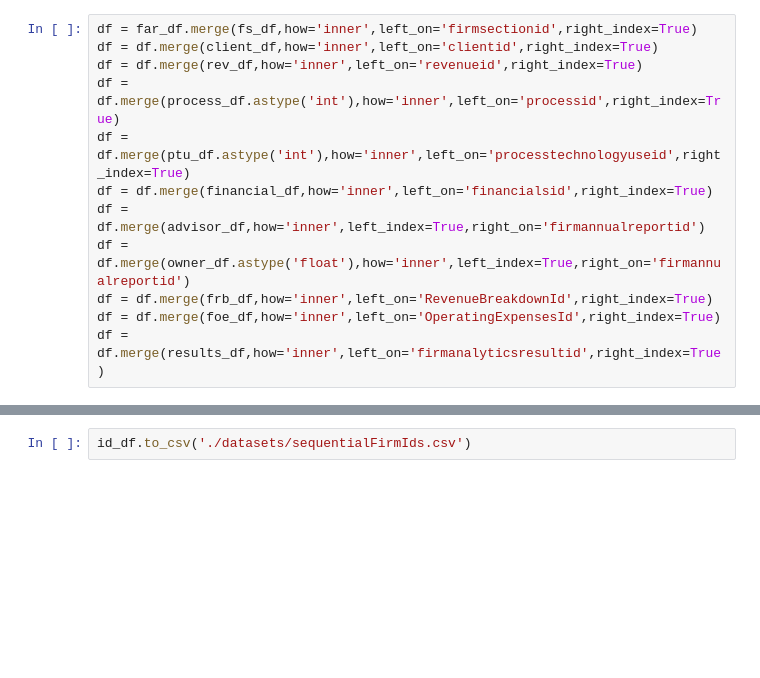
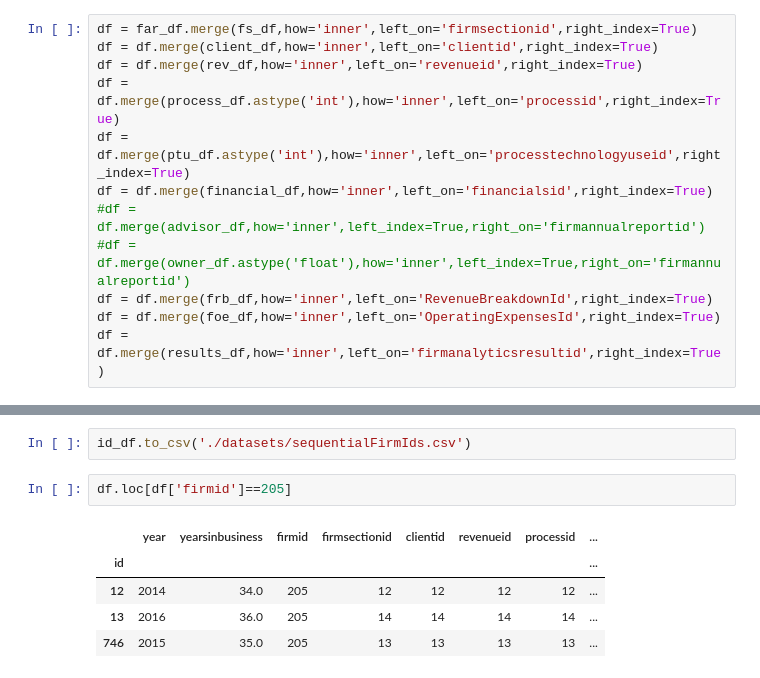
Before and after one commit to alexander-pan/truelytics, a Jupyter notebook: Year_Growth_Exploration.ipynb, the cells around one changed output, grey strips where cells are left out. Cells and saved outputs as stored; diff of their text form; blank space fills up the shorter version.

```diff
--- a/Year_Growth_Exploration.ipynb
+++ b/Year_Growth_Exploration.ipynb
@@ -34,8 +34,8 @@ df = df.merge(rev_df,how='inner',left_on='revenueid',right_index=True)
 df = df.merge(process_df.astype('int'),how='inner',left_on='processid',right_index=True)
 df = df.merge(ptu_df.astype('int'),how='inner',left_on='processtechnologyuseid',right_index=True)
 df = df.merge(financial_df,how='inner',left_on='financialsid',right_index=True)
-df = df.merge(advisor_df,how='inner',left_index=True,right_on='firmannualreportid')
-df = df.merge(owner_df.astype('float'),how='inner',left_index=True,right_on='firmannualreportid')
+#df = df.merge(advisor_df,how='inner',left_index=True,right_on='firmannualreportid')
+#df = df.merge(owner_df.astype('float'),how='inner',left_index=True,right_on='firmannualreportid')
 df = df.merge(frb_df,how='inner',left_on='RevenueBreakdownId',right_index=True)
 df = df.merge(foe_df,how='inner',left_on='OperatingExpensesId',right_index=True)
 df = df.merge(results_df,how='inner',left_on='firmanalyticsresultid',right_index=True)
@@ -145,3 +148,11 @@ ids = df['firmid'].isin(firmid)
 id_df = df.loc[ids]
 # %%
 id_df.to_csv('./datasets/sequentialFirmIds.csv')
+# %%
+df.loc[df['firmid']==205]
+# %% [output]
+|  | year | yearsinbusiness | firmid | firmsectionid | clientid | revenueid | processid | ... |
+| id |  |  |  |  |  |  |  | ... |
+| 12 | 2014 | 34.0 | 205 | 12 | 12 | 12 | 12 | ... |
+| 13 | 2016 | 36.0 | 205 | 14 | 14 | 14 | 14 | ... |
+| 746 | 2015 | 35.0 | 205 | 13 | 13 | 13 | 13 | ... |
```
Also changed, not shown: parts of 5 cells of this notebook, 4 other files.
